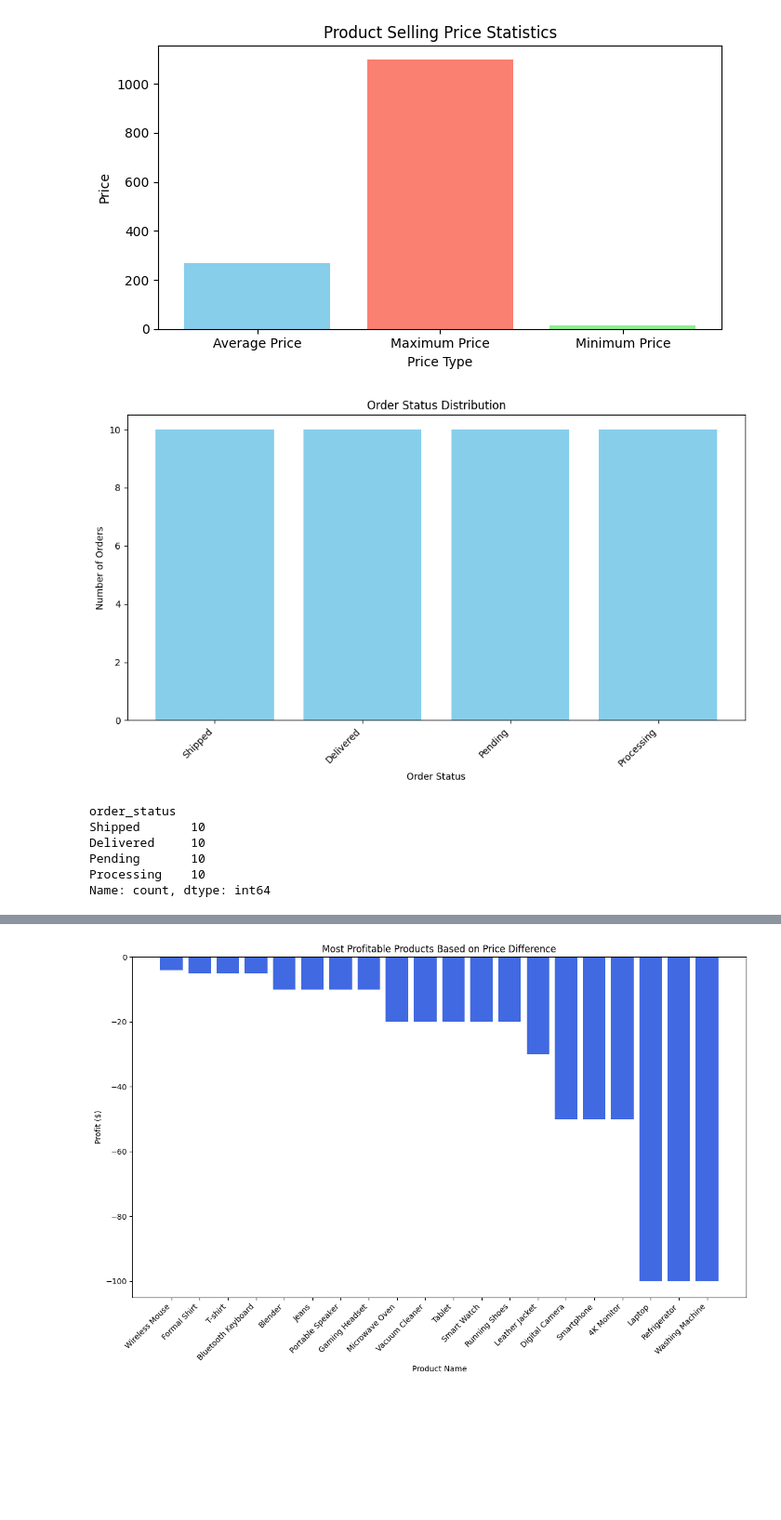
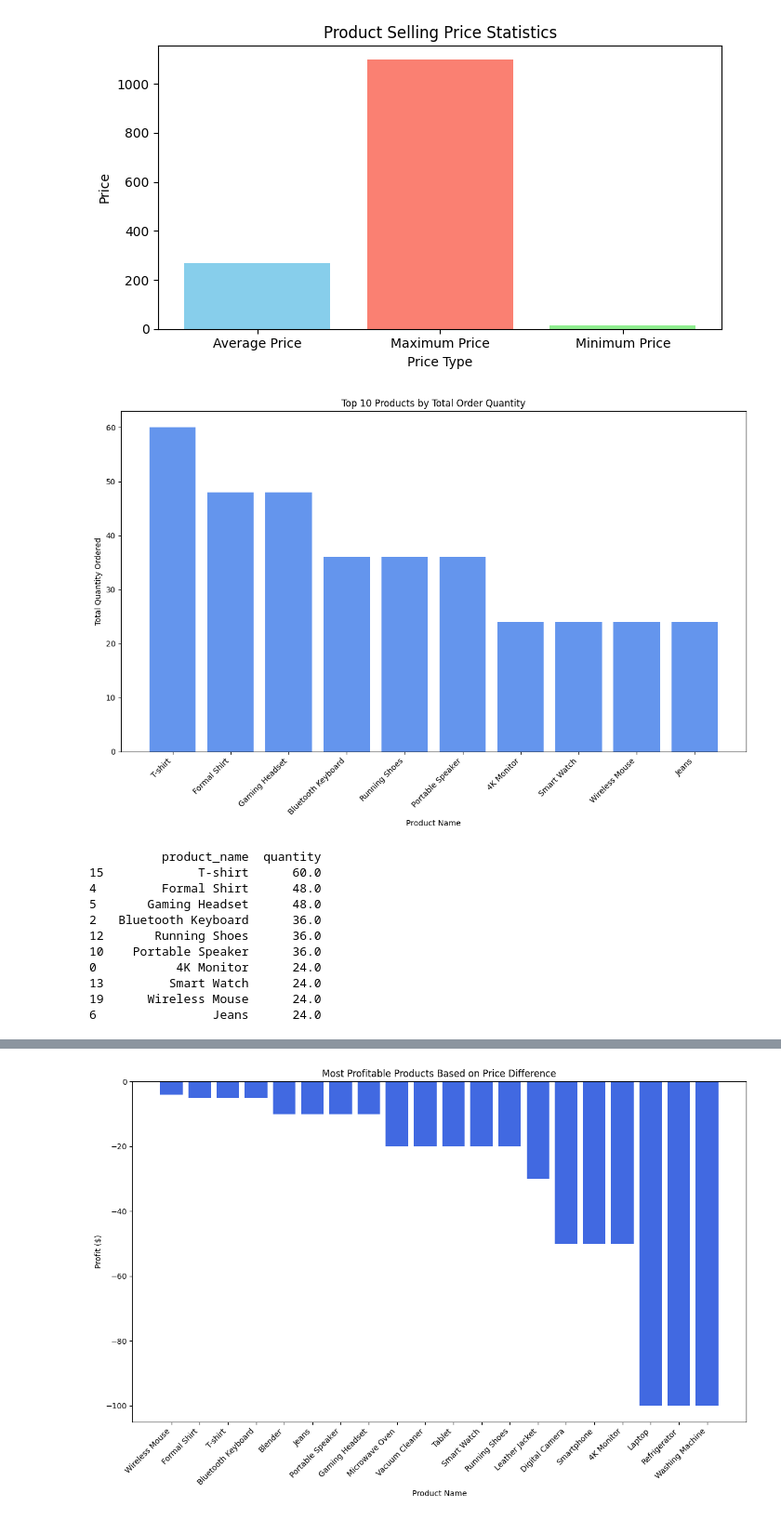
Before and after one commit to Code-with-lata/Data-Visualization, a Jupyter notebook: MYSQL_Project.ipynb, the cells around one changed output, grey strips where cells are left out. Shown at 93% size. Saved outputs shown, nothing was run; the diff lists cells and outputs as text; code cells hidden in the pictures; blank space fills up the shorter version.

```diff
--- a/MYSQL_Project.ipynb
+++ b/MYSQL_Project.ipynb
@@ -450,28 +456,44 @@ plt.tight_layout()
 plt.show()
 # %% [output]
 [figure]
-# %%
-status_counts = order_data['order_status'].value_counts()
-
-# Plotting the bar chart
-plt.figure(figsize=(10, 6))
-plt.bar(status_counts.index, status_counts.values, color='skyblue')
-plt.title('Order Status Distribution')
-plt.xlabel('Order Status')
-plt.ylabel('Number of Orders')
-plt.xticks(rotation=45, ha='right')  # Rotate x-axis labels for better readability
-plt.tight_layout()
-
-# Display the chart
-plt.show()
-
-# Display the status distribution
-print(status_counts)
-# %% [output]
-[figure, removed]
-order_status
-Shipped       10
-Delivered     10
-Pending       10
-Processing    10
-Name: count, dtype: int64
+# %%
+cr = con.cursor()
+# Query data from the 'product' table to get product names
+cr.execute('SELECT product_id, product_name FROM product')
+product_names = pd.DataFrame(cr.fetchall(), columns=['product_id', 'product_name'])
+
+# Merge the order data with product names
+order_data = order_data.merge(product_names, on='product_id')
+
+# Calculate total quantity ordered by each product
+product_quantity = order_data.groupby('product_name').agg({'quantity': 'sum'}).reset_index()
+
+# Sort the products by total quantity in descending order and get the top 10
+top_10_products = product_quantity.sort_values(by='quantity', ascending=False).head(10)
+# Plotting the bar chart
+plt.figure(figsize=(12, 8))
+plt.bar(top_10_products['product_name'], top_10_products['quantity'], color='cornflowerblue')
+plt.title('Top 10 Products by Total Order Quantity')
+plt.xlabel('Product Name')
+plt.ylabel('Total Quantity Ordered')
+plt.xticks(rotation=45, ha='right')
+plt.tight_layout()
+
+# Display the chart
+plt.show()
+
+# Display the top 10 products
+print(top_10_products)
+# %% [output]
+[figure, added]
+          product_name  quantity
+15             T-shirt      60.0
+4         Formal Shirt      48.0
+5       Gaming Headset      48.0
+2   Bluetooth Keyboard      36.0
+12       Running Shoes      36.0
+10    Portable Speaker      36.0
+0           4K Monitor      24.0
+13         Smart Watch      24.0
+19      Wireless Mouse      24.0
+6                Jeans      24.0
```
Also changed, not shown: parts of 20 cells of this notebook, 4 other files.
